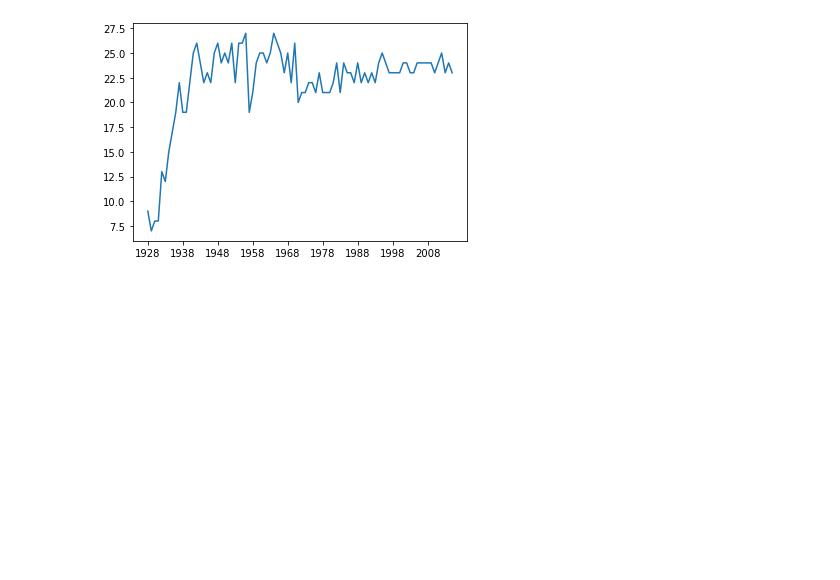
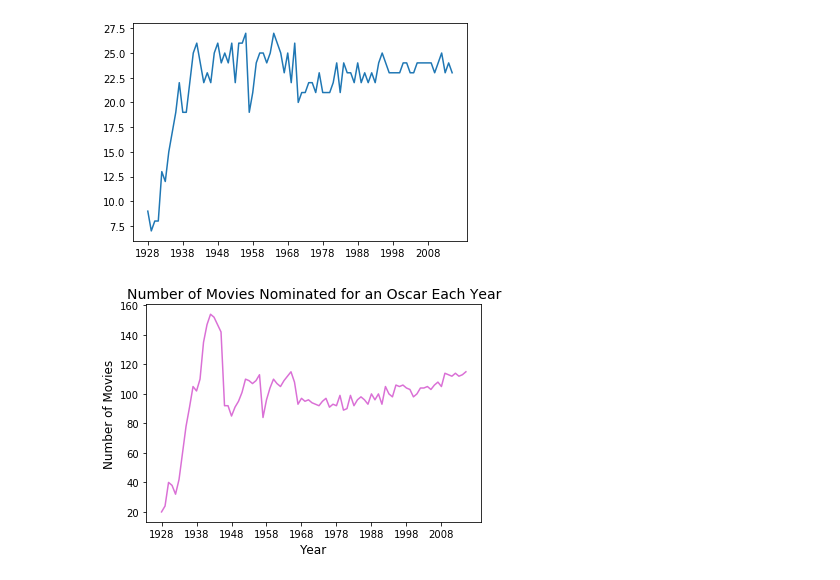
Before and after one commit to almetzler/SI330Final, a Jupyter notebook: Cat.ipynb, the cells around one changed output. Saved outputs shown, nothing was run; the diff lists cells and outputs as text; code cells hidden in the pictures; blank space fills up the shorter version.

```diff
--- a/Cat.ipynb
+++ b/Cat.ipynb
@@ -260,0 +263,17 @@ plt.xticks(np.arange(min(xaxis2), max(xaxis2)+1, 10.0))
+# %%
+# Read in the Oscar data
+award = pd.read_csv('oscars.csv')
+
+# grouping by year and getting the count of unique movies that year
+award_grouped = award.groupby('Year').nunique()
+
+# make plot for the number of movies that are nominated each year for the oscars
+xaxis = [int(x[-4:]) for x in list(award_grouped.index)]
+plt.plot(xaxis, award_grouped['Film'], color='orchid')
+plt.title('Number of Movies Nominated for an Oscar Each Year', fontsize=14)
+plt.xlabel('Year', fontsize=12)
+plt.ylabel('Number of Movies', fontsize=12)
+plt.xticks(np.arange(min(xaxis), max(xaxis)+1, 10.0))
+plt.show()
+# %% [output]
+[figure, added]
```
Also changed, not shown: parts of 2 cells of this notebook, 1 other file.
